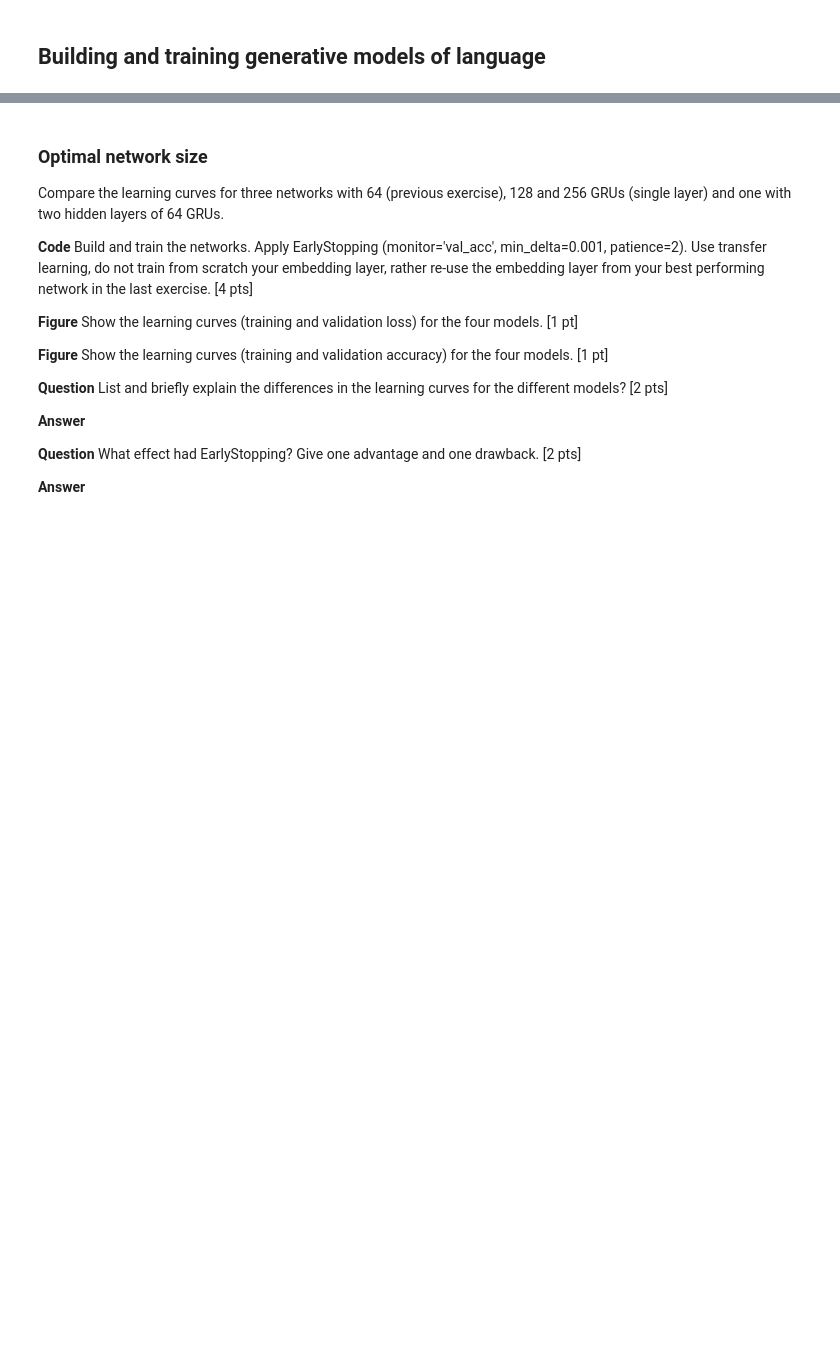
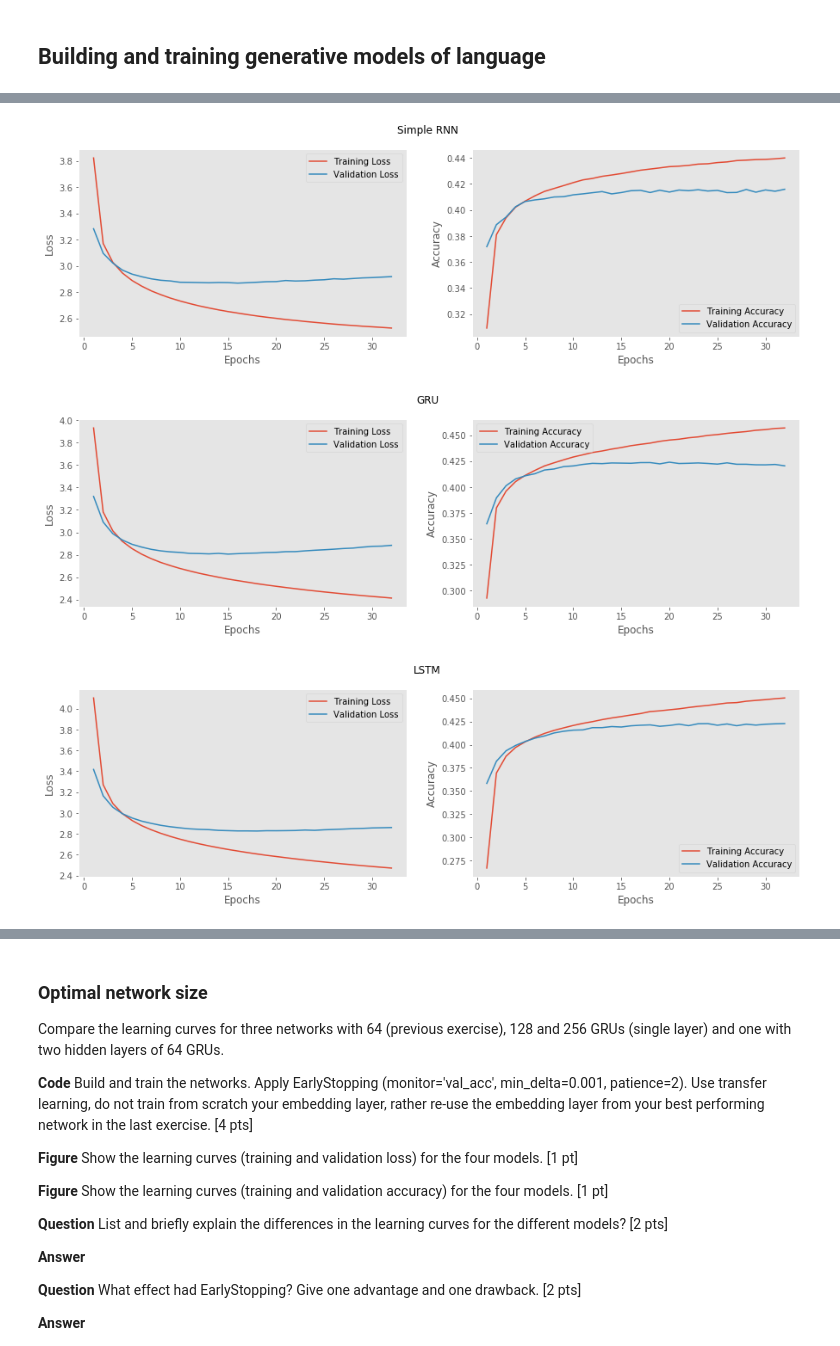
Before and after one commit to serifsonerserbest/ANN, a Jupyter notebook: miniproject2_ChatBot.ipynb, the cells around one changed output, grey strips where cells are left out. Cells and saved outputs as stored; diff of their text form; code cells hidden in the pictures; blank space fills up the shorter version.

Commit message:
working on GRU models

```diff
--- a/miniproject2_ChatBot.ipynb
+++ b/miniproject2_ChatBot.ipynb
@@ -457,5 +473,46 @@ Epoch 32/32
 # %%
-#load
+#load models
 with open("RNNmodel_"+str(embedding_size)+'_'+str(hidden_size)+"_log.pkl", "rb") as file:
     RNNmodel_log = pickle.load(file)
 RNNmodel = load_model("RNNmodel_"+str(embedding_size)+'_'+str(hidden_size))
+
+with open("GRUmodel_"+str(embedding_size)+'_'+str(hidden_size)+"_log.pkl", "rb") as file:
+    GRUmodel_log = pickle.load(file)
+GRUmodel = load_model("GRUmodel_"+str(embedding_size)+'_'+str(hidden_size))
+
+with open("LSTMmodel_"+str(embedding_size)+'_'+str(hidden_size)+"_log.pkl", "rb") as file:
+    LSTMmodel_log = pickle.load(file)
+LSTMmodel = load_model("LSTMmodel_"+str(embedding_size)+'_'+str(hidden_size))
+# %%
+# plot loss and accuracy curves and compare models
+def plot_curves(model_log, title=''):
+    t = range(1, 33)
+
+    fig, axs = plt.subplots(1, 2, figsize=(15,4))
+    axs[0].plot(t, model_log['loss'], label='Training Loss')
+    axs[0].plot(t, model_log['val_loss'], label='Validation Loss')
+    axs[0].set_xlabel('Epochs')
+    axs[0].set_ylabel('Loss')
+    axs[0].legend()
+
+    axs[1].plot(t, model_log['acc'], label='Training Accuracy')
+    axs[1].plot(t, model_log['val_acc'], label='Validation Accuracy')
+    axs[1].set_xlabel('Epochs')
+    axs[1].set_ylabel('Accuracy')
+    axs[1].legend()
+
+    plt.suptitle(title);
+
+def compare(logs, names, metric='val_acc'):
+    for log, name in zip(logs, names):
+        plt.plot(log[metric], label=name)
+
+    plt.legend()
+
+plot_curves(RNNmodel_log, 'Simple RNN')
+plot_curves(GRUmodel_log, 'GRU')
+plot_curves(LSTMmodel_log, 'LSTM')
+# %% [output]
+[figure, added]
+[figure, added]
+[figure, added]
```
Also changed, not shown: parts of 17 cells of this notebook, 4 other files.
